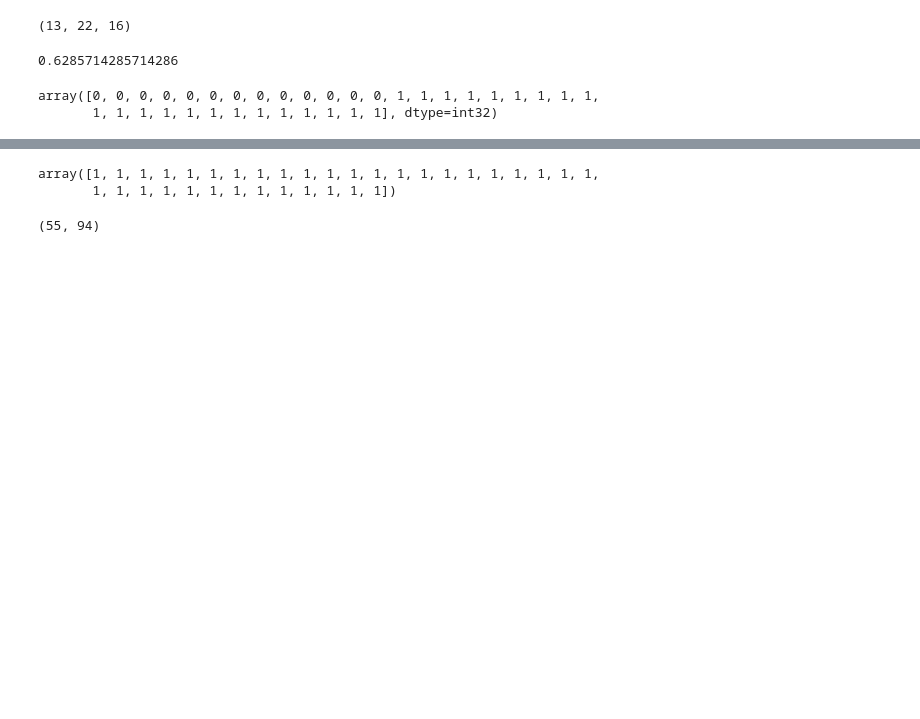
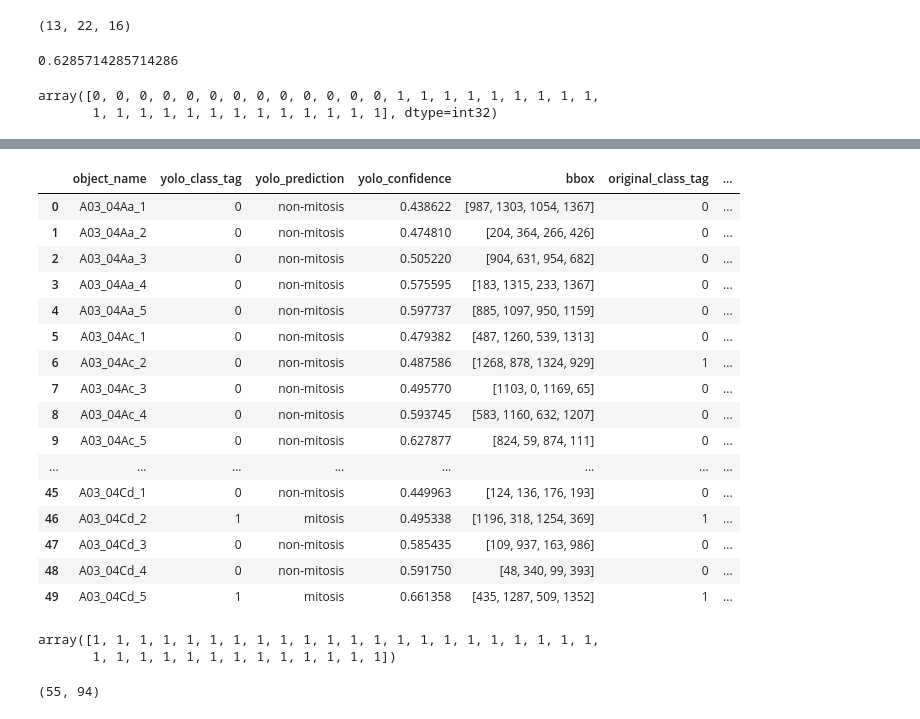
Before and after one commit to akp3210/Mitosis-Detection-, a Jupyter notebook: Mitosis_Det_YOLOv5.ipynb, the cells around one changed output, grey strips where cells are left out. Cells and saved outputs as stored; diff of their text form; code cells hidden in the pictures; blank space fills up the shorter version.

Commit message:
Update all detection result in dataframe

```diff
--- a/Mitosis_Det_YOLOv5.ipynb
+++ b/Mitosis_Det_YOLOv5.ipynb
@@ -1620,7 +1617,7 @@ array([[0.9944571 ],
 # %%
 from tensorflow.keras.preprocessing import image
 
-def predict_image(img_path, img_size):
+def predict_image(img_path, img_size, threshold):
   img = image.load_img(img_path, target_size=img_size)
   img_array = image.img_to_array(img)
   #img_array = tf.expand_dims(img_array, 0)  # Create batch axis
@@ -1632,4 +1629,4 @@ def predict_image(img_path, img_size):
   score = predictions[0]
   print(predictions[0])
   print(img_path,"This image is %.2f percent mitosis and %.2f percent non-mitosis." % (100 * (1 - score), 100 * score))
-  return score if score>0.5 else 1-score
+  return [score if score > 1-threshold else 1-score, 0 if score > 1-threshold else 1] # returns confidence and class_tag, 0 is the mitosis class here as per image generator indice
@@ -1642,15 +1646,19 @@ array([[0.5778146]], dtype=float32)
+# %%
+df_info_test.drop(columns = ['effnetb0_class_tag','effnetb0_prediction', 'effnetb0_conf'], inplace=True)
 # %%
-class_dict={"1":"mitosis", "0":"non-mitosis"}
-df_info_test["efficientnetb0_class_tag"] = None
-df_info_test["efficientnetb0_prediction"] = None
-df_info_test["efficientnetb0_conf"] = None
+object_dict={1:"mitosis", 0:"non-mitosis"}
+df_info_test["effnetb0_class_tag"] = None
+df_info_test["effnetb0_prediction"] = None
+df_info_test["effnetb0_conf"] = None
 
+threshold=0.5
 testMitosisPath = "/content/test_detected_objects/mitosis"
 image_filename = get_data_filenames(testMitosisPath)
 
 for object_filename in image_filename:
-  score = predict_image(testMitosisPath + "/" + name + ".jpg", (224 , 224))
-  df_info_test.loc[df_info_test["object_name"]==object_filename, "efficientnetb0_conf"] = score
-  df_info_test.loc[df_info_test["object_name"]==object_filename, "efficientnetb0_prediction"] = object_dict[label[0]]
-  df_info_test.loc[df_info_test["object_name"]==object_filename, "efficientnetb0_prediction"] = object_dict[label[0]]
+  score, class_tag = predict_image(testMitosisPath + "/" + object_filename + ".jpg", (224 , 224), threshold)
+  print("Object Detected: ", object_dict[class_tag])
+  df_info_test.loc[df_info_test["object_name"]==object_filename, "effnetb0_conf"] = score
+  df_info_test.loc[df_info_test["object_name"]==object_filename, "effnetb0_class_tag"] = class_tag
+  df_info_test.loc[df_info_test["object_name"]==object_filename, "effnetb0_prediction"] = object_dict[class_tag]
 # %% [output]
@@ -1693,0 +1682,10 @@ n, i
+# %%
+testNonMitosisPath = "/content/test_detected_objects/non-mitosis"
+image_filename = get_data_filenames(testNonMitosisPath)
+
+for object_filename in image_filename:
+  score, class_tag = predict_image(testNonMitosisPath + "/" + object_filename + ".jpg", (224 , 224), threshold)
+  print("Object Detected: ", object_dict[class_tag])
+  df_info_test.loc[df_info_test["object_name"]==object_filename, "effnetb0_conf"] = score
+  df_info_test.loc[df_info_test["object_name"]==object_filename, "effnetb0_class_tag"] = class_tag
+  df_info_test.loc[df_info_test["object_name"]==object_filename, "effnetb0_prediction"] = object_dict[class_tag]
@@ -1694,3 +1710,24 @@ n, i
+# %%
+df_test_final = df_info_test.dropna(axis=0)
+df_test_final
+# %% [output]
+|  | object_name | yolo_class_tag | yolo_prediction | yolo_confidence | bbox | original_class_tag | ... |
+| 0 | A03_04Aa_1 | 0 | non-mitosis | 0.438622 | [987, 1303, 1054, 1367] | 0 | ... |
+| 1 | A03_04Aa_2 | 0 | non-mitosis | 0.474810 | [204, 364, 266, 426] | 0 | ... |
+| 2 | A03_04Aa_3 | 0 | non-mitosis | 0.505220 | [904, 631, 954, 682] | 0 | ... |
+| 3 | A03_04Aa_4 | 0 | non-mitosis | 0.575595 | [183, 1315, 233, 1367] | 0 | ... |
+| 4 | A03_04Aa_5 | 0 | non-mitosis | 0.597737 | [885, 1097, 950, 1159] | 0 | ... |
+| 5 | A03_04Ac_1 | 0 | non-mitosis | 0.479382 | [487, 1260, 539, 1313] | 0 | ... |
+| 6 | A03_04Ac_2 | 0 | non-mitosis | 0.487586 | [1268, 878, 1324, 929] | 1 | ... |
+| 7 | A03_04Ac_3 | 0 | non-mitosis | 0.495770 | [1103, 0, 1169, 65] | 0 | ... |
+| 8 | A03_04Ac_4 | 0 | non-mitosis | 0.593745 | [583, 1160, 632, 1207] | 0 | ... |
+| 9 | A03_04Ac_5 | 0 | non-mitosis | 0.627877 | [824, 59, 874, 111] | 0 | ... |
+| ... | ... | ... | ... | ... | ... | ... | ... |
+| 45 | A03_04Cd_1 | 0 | non-mitosis | 0.449963 | [124, 136, 176, 193] | 0 | ... |
+| 46 | A03_04Cd_2 | 1 | mitosis | 0.495338 | [1196, 318, 1254, 369] | 1 | ... |
+| 47 | A03_04Cd_3 | 0 | non-mitosis | 0.585435 | [109, 937, 163, 986] | 0 | ... |
+| 48 | A03_04Cd_4 | 0 | non-mitosis | 0.591750 | [48, 340, 99, 393] | 0 | ... |
+| 49 | A03_04Cd_5 | 1 | mitosis | 0.661358 | [435, 1287, 509, 1352] | 1 | ... |
 # %%
 test_preds = np.argmax(predictions, axis=-1)
 test_trues = test_generator.classes
```
Also changed, not shown: parts of 15 cells of this notebook.
